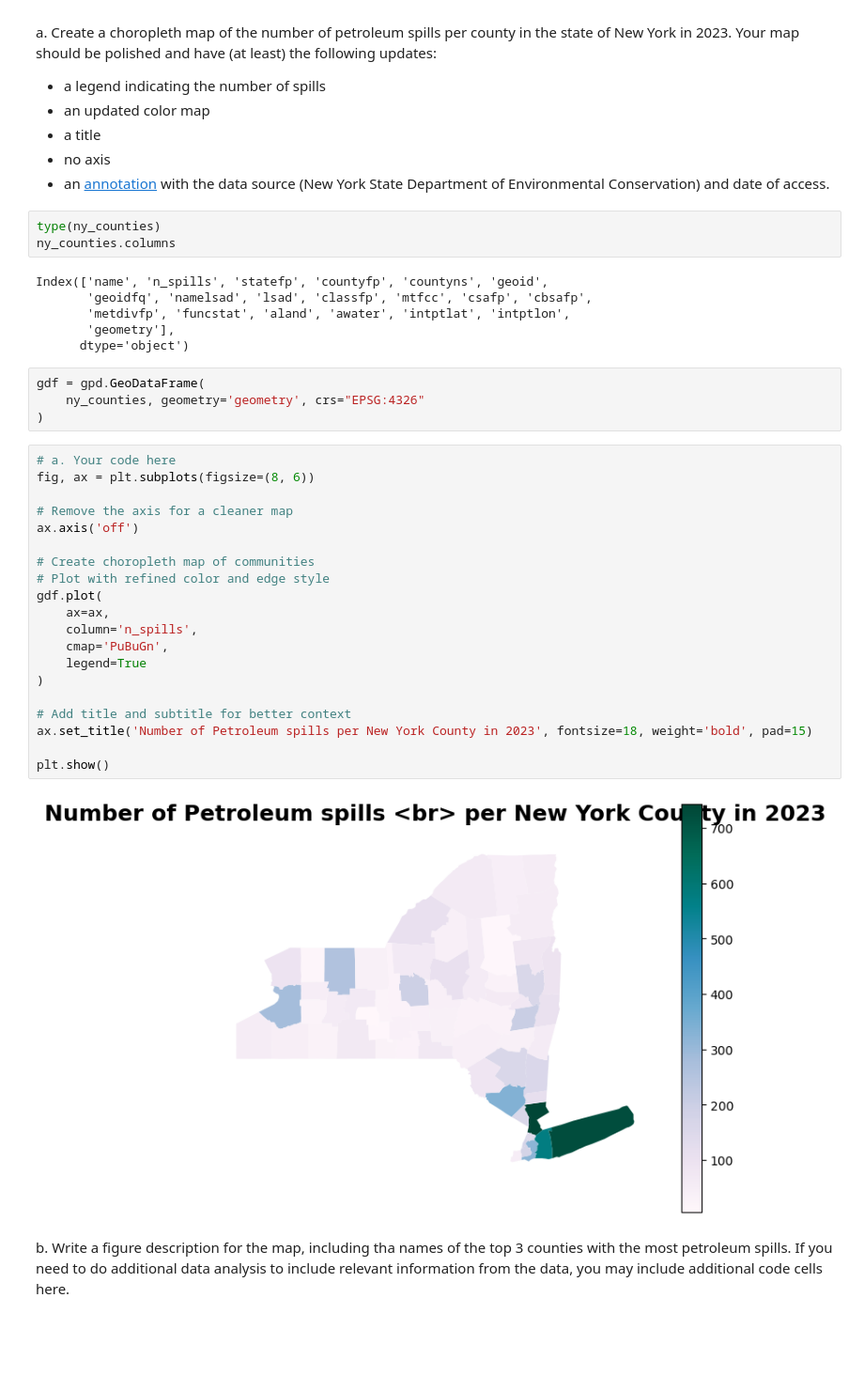
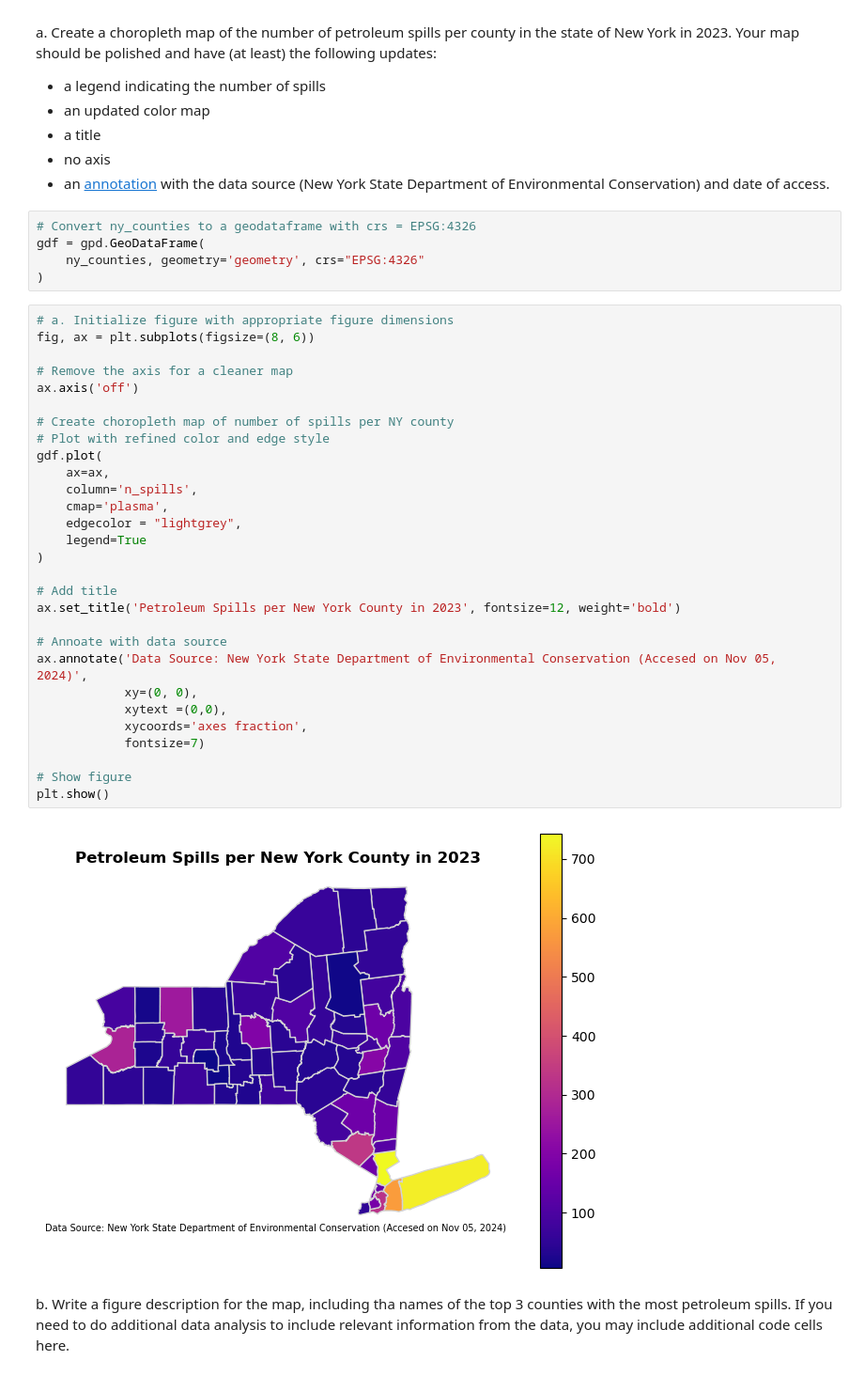
Before and after one commit to katleyq/eds220-hwk3, a Jupyter notebook: hwk3-task2-oil-spills.ipynb, the cells around one changed output. Shown at 94% size. Saved outputs shown, nothing was run; the diff lists cells and outputs as text; blank space fills up the shorter version.

```diff
--- a/hwk3-task2-oil-spills.ipynb
+++ b/hwk3-task2-oil-spills.ipynb
@@ -505,41 +531,42 @@ Your map should be polished and have (at least) the following updates:
 - a title
 - no axis
 - an [annotation](https://matplotlib.org/stable/api/_as_gen/matplotlib.pyplot.annotate.html) with the data source (New York State Department of Environmental Conservation) and date of access.
-# %%
-type(ny_counties)
-ny_counties.columns
-# %% [output]
-Index(['name', 'n_spills', 'statefp', 'countyfp', 'countyns', 'geoid',
-       'geoidfq', 'namelsad', 'lsad', 'classfp', 'mtfcc', 'csafp', 'cbsafp',
-       'metdivfp', 'funcstat', 'aland', 'awater', 'intptlat', 'intptlon',
-       'geometry'],
-      dtype='object')
 # %%
+# Convert ny_counties to a geodataframe with crs = EPSG:4326
 gdf = gpd.GeoDataFrame(
     ny_counties, geometry='geometry', crs="EPSG:4326"
 )
 # %%
-# a. Your code here
+# a. Initialize figure with appropriate figure dimensions
 fig, ax = plt.subplots(figsize=(8, 6))
 
 # Remove the axis for a cleaner map
 ax.axis('off')
 
-# Create choropleth map of communities
+# Create choropleth map of number of spills per NY county
 # Plot with refined color and edge style
 gdf.plot(
     ax=ax,
     column='n_spills',
-    cmap='PuBuGn',
+    cmap='plasma',
+    edgecolor = "lightgrey",
     legend=True
 )
 
-# Add title and subtitle for better context
-ax.set_title('Number of Petroleum spills per New York County in 2023', fontsize=18, weight='bold', pad=15)
+# Add title
+ax.set_title('Petroleum Spills per New York County in 2023', fontsize=12, weight='bold')
 
+# Annoate with data source
+ax.annotate('Data Source: New York State Department of Environmental Conservation (Accesed on Nov 05, 2024)',
+            xy=(0, 0),
+            xytext =(0,0),
+            xycoords='axes fraction',
+            fontsize=7)
+
+# Show figure
 plt.show()
 # %% [output]
-[figure, old version]
+[figure, new version]
 # %% [markdown]
 <!-- END QUESTION -->
 
```
Also changed, not shown: parts of 44 cells of this notebook.
